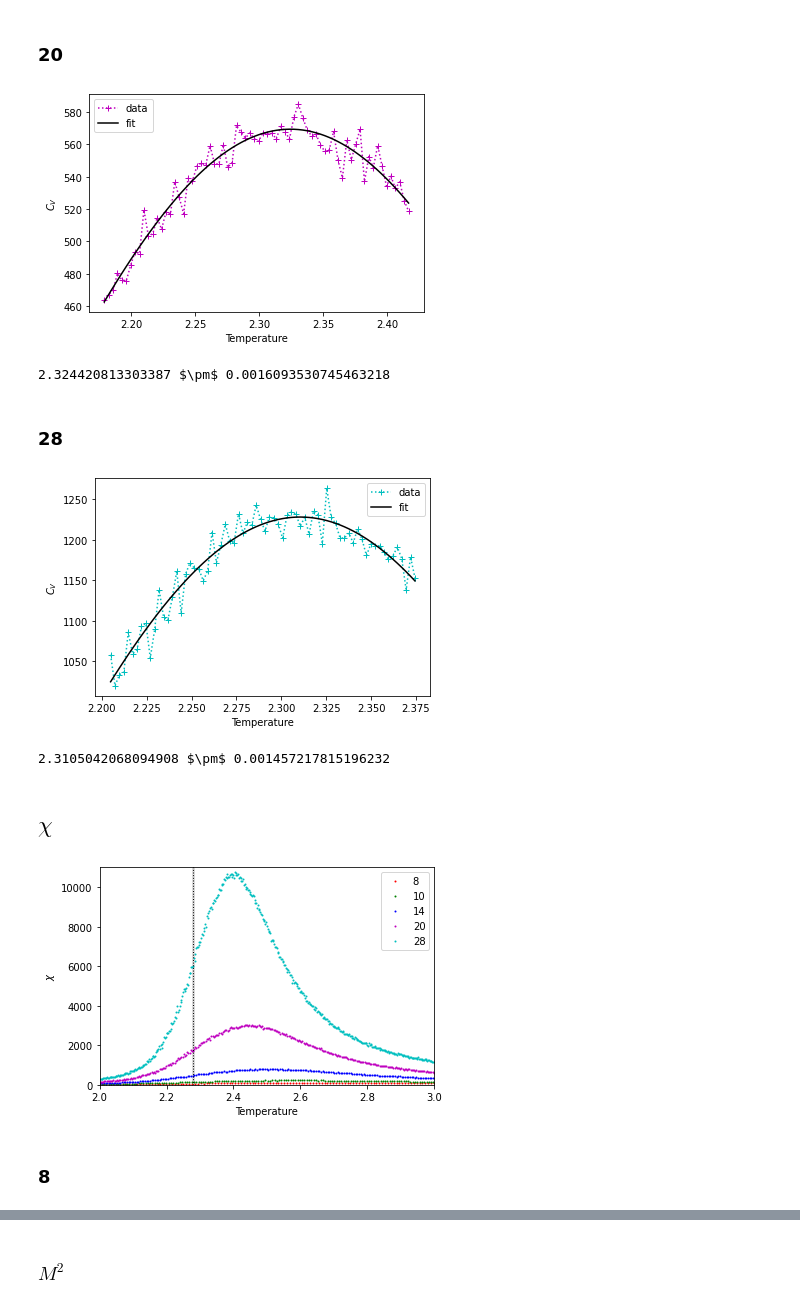
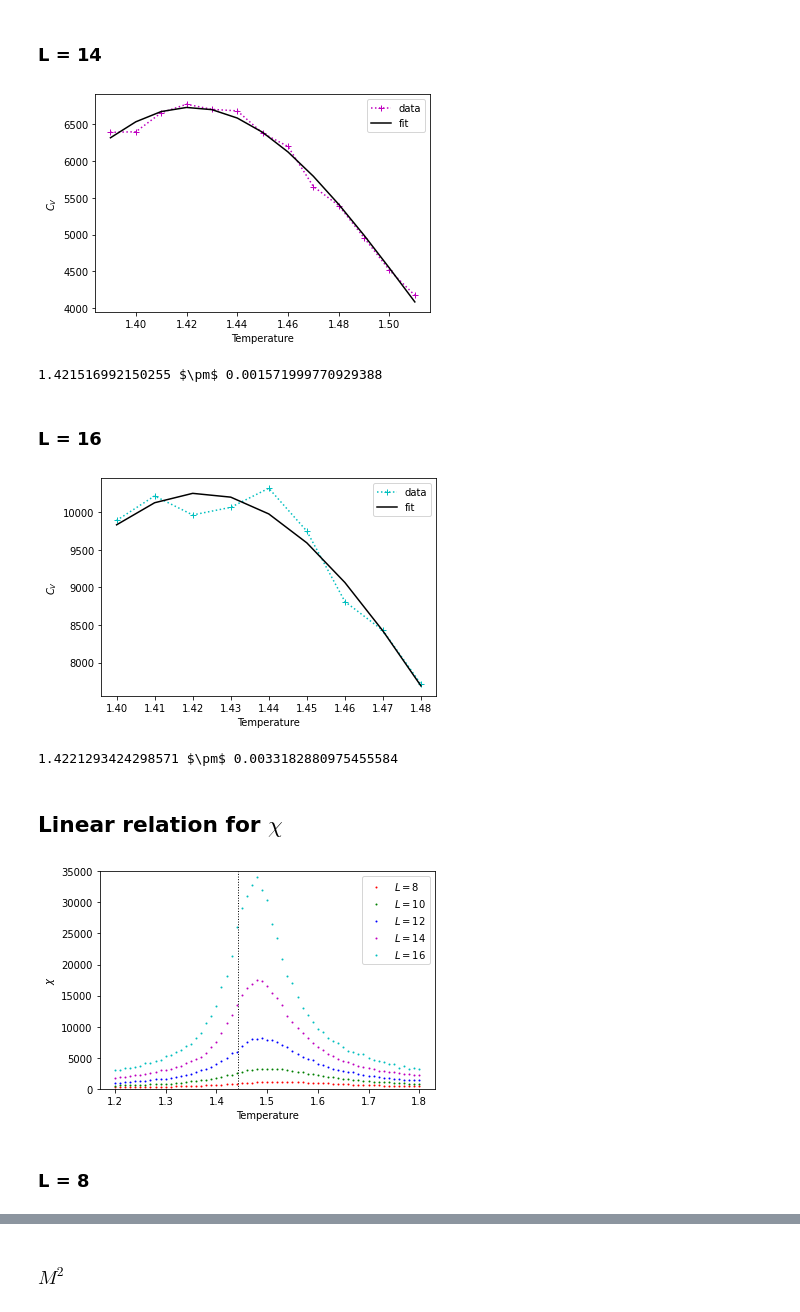
Before and after one commit to jdOchoa2/Heisenberg-Model-3D, a Jupyter notebook: FSS.ipynb, the cells around one changed output, grey strips where cells are left out. Saved outputs shown, nothing was run; the diff lists cells and outputs as text; code cells hidden in the pictures.

```diff
--- a/FSS.ipynb
+++ b/FSS.ipynb
@@ -11,0 +10,7 @@ G2_28 = np.loadtxt("./Data/G2-28.txt", dtype=float)
+# %%
+#Reads and saves the data
+D8 = np.loadtxt("./Data/Data8.txt", dtype=float)
+D10 = np.loadtxt("./Data/Data10.txt", dtype=float)
+D12 = np.loadtxt("./Data/Data12.txt", dtype=float)
+D14 = np.loadtxt("./Data/Data14.txt", dtype=float)
+D16 = np.loadtxt("./Data/Data16.txt", dtype=float)
@@ -80,0 +58,2 @@ def search_intersection(A,B,T):
+# %%
+T = 1/D8[:,0]
@@ -81,10 +91,14 @@ def search_intersection(A,B,T):
 # %%
 #Search for the critical temperature
-lines = [G1_8[7:10,5],G1_10[7:10,5],G1_14[7:10,5],G1_20[7:10,5],G1_28[7:10,5]]
-T = G1_8[7:10,0]
-TC = []
+lines = [p8,p10,p12,p14,p16]
+TC = []  #Intersection tempetures
+idx = [] #Intersection indexes
 for i in range(5):
     for j in range(i+1,5):
-        TC.append(search_intersection(lines[i],lines[j],T))
-[np.mean(TC),np.std(TC)]
+        TC.append(xp[np.argwhere(np.diff(np.sign(lines[j](xp) - lines[i](xp))).flatten())[0][0]])
+TC_T = 1/0.6929
+print("Critical Temperature:\t",np.mean(TC),
+      "\nUncertainty:\t\t",np.std(TC),
+     "\nError:\t\t\t",(TC_T-np.mean(TC)+np.std(TC))/TC_T*100)
+xp[262]  #Critical Temperature
 # %% [output]
@@ -284,10 +336,10 @@ print(popt[1],r"$\pm$",np.sqrt(np.diag(pcov))[1])
 # %% [markdown]
-### 20
+### L = 14
 # %%
-x = np.asarray(G2_20[125:195,0])
-y = np.asarray(G2_20[125:195,3])
+x = np.asarray(T[19:32])
+y = np.asarray(D14[19:32,8])
 
-popt,pcov = curve_fit(gauss,x,y,p0=[1,2.4,.1])
+popt,pcov = curve_fit(gauss,x,y,p0=[1,1.4,.1])
 
 plt.plot(x,y,'m+:',label='data')
 plt.plot(x,gauss(x,*popt),'k-',label='fit')
@@ -296,43 +348,44 @@ plt.ylabel(r'$C_V$')
 plt.xlabel('Temperature')
 plt.show()
 print(popt[1],r"$\pm$",np.sqrt(np.diag(pcov))[1])
+TCv_max[3] = popt[1]
 # %% [output]
-[figure, old version]
+[figure, new version]
-2.324420813303387 $\pm$ 0.0016093530745463218
+1.421516992150255 $\pm$ 0.001571999770929388
 # %% [markdown]
-### 28
+### L = 16
 # %%
-x = np.asarray(G2_28[125:195,0])
-y = np.asarray(G2_28[125:195,3])
+x = np.asarray(T[20:29])
+y = np.asarray(D16[20:29,8])
 
-popt,pcov = curve_fit(gauss,x,y,p0=[1,2.4,.1])
+popt,pcov = curve_fit(gauss,x,y,p0=[1,1.4,.1])
 
 plt.plot(x,y,'c+:',label='data')
 plt.plot(x,gauss(x,*popt),'k-',label='fit')
 plt.legend()
 plt.ylabel(r'$C_V$')
 plt.xlabel('Temperature')
-plt.savefig('Cv_Gauss.png', dpi=200, bbox_inches='tight')
 plt.show()
 print(popt[1],r"$\pm$",np.sqrt(np.diag(pcov))[1])
+TCv_max[4] = popt[1]
 # %% [output]
-[figure, old version]
+[figure, new version]
-2.3105042068094908 $\pm$ 0.001457217815196232
+1.4221293424298571 $\pm$ 0.0033182880975455584
 # %% [markdown]
-## $\chi$
+## Linear relation for $\chi$
 # %%
-plt.plot(G2_8[:,0],G2_8[:,4],"ro",
-         G2_10[:,0],G2_10[:,4],"go",
-         G2_14[:,0],G2_14[:,4],"bo",
-         G2_20[:,0],G2_20[:,4],"mo",
-         G2_28[:,0],G2_28[:,4],"co",markersize=1)
+#Suceptibility
+plt.plot(T,D8[:,7],"ro",
+         T,D10[:,7],"go",
+         T,D12[:,7],"bo",
+         T,D14[:,7],"mo",
+         T,D16[:,7],"co",markersize=1)
 plt.ylabel(r'$\chi$')
 plt.xlabel('Temperature')
-plt.legend(['8',"10","14","20","28"])
-plt.axvline(x = 2.279, color = 'k',ls=':', lw=1)
-plt.fill_between([2.275,2.283], [11000,11000],alpha=0.1,color="k")
-plt.ylim(0,11000)
-plt.xlim(2,3)
-plt.savefig('Cchi.png', dpi=200, bbox_inches='tight')
+plt.legend([r'$L=$8',r"$L=$10",r"$L=$12",r"$L=$14",r"$L=$16"])
+plt.axvline(x = 1.442, color = 'k',ls=':', lw=1)
+plt.fill_between([1.437,1.447], [10,10],alpha=0.1,color="k")
+plt.ylim(0,35000)
+plt.savefig('./Figures/Cchi.png', dpi=200, bbox_inches='tight')
 # %% [output]
-[figure, old version]
+[figure, new version]
@@ -339,3 +395,3 @@ plt.savefig('Cchi.png', dpi=200, bbox_inches='tight')
 # %% [markdown]
-### 8
+### L = 8
 # %%
```
Also changed, not shown: parts of 91 cells of this notebook, 30 other files.
